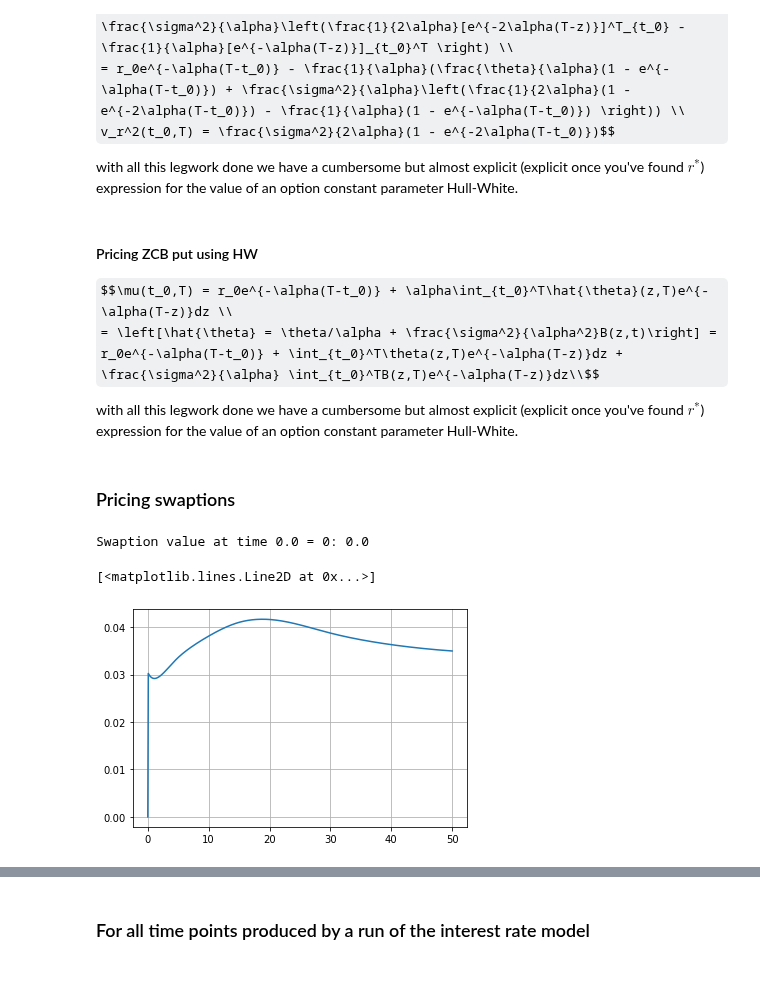
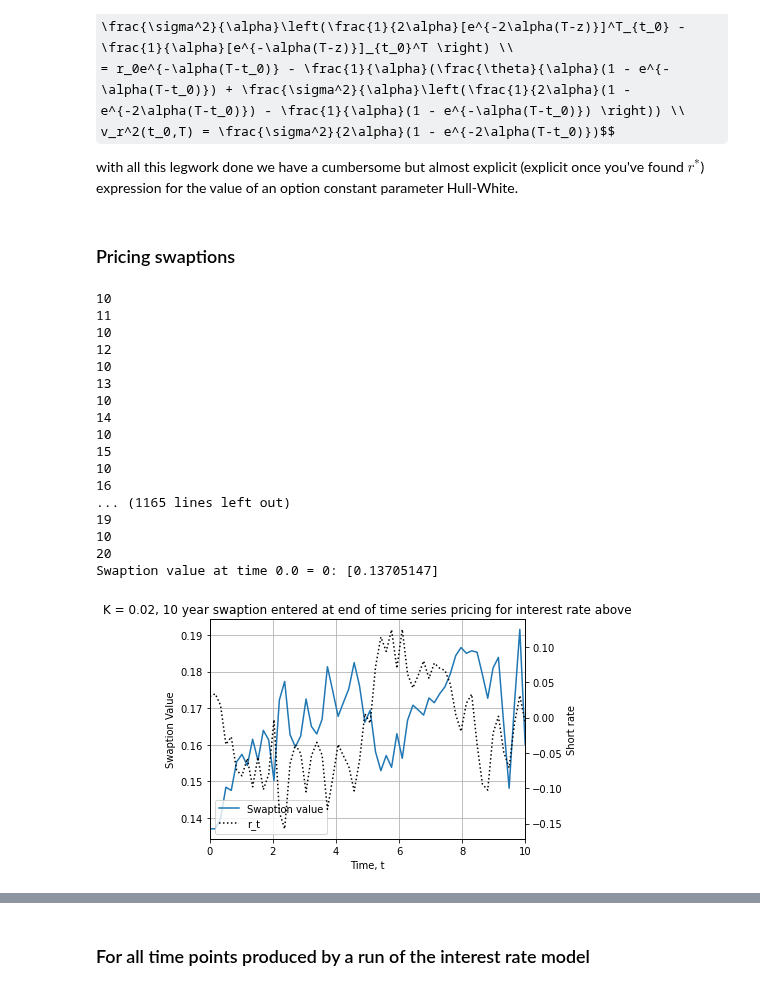
Before and after one commit to spelbella/cva_risk_management_thesis, a Jupyter notebook: pricingCVA.ipynb, the cells around one changed output, grey strips where cells are left out. Cells and saved outputs as stored; diff of their text form; code cells hidden in the pictures; some formulas as TeX source.

```diff
--- a/pricingCVA.ipynb
+++ b/pricingCVA.ipynb
@@ -211,9 +149,3 @@ a = \frac{\mathrm{log}\hat{K}_2 - B(\tau)\mu(t_0,T)}{B(\tau)v_r(t_0,T)} \\
  v_r^2(t_0,T) = \frac{\sigma^2}{2\alpha}(1 - e^{-2\alpha(T-t_0)})$$
 
 with all this legwork done we have a cumbersome but almost explicit (explicit once you've found $r^*$) expression for the value of an option constant parameter Hull-White.
-# %% [markdown]
-#### Pricing ZCB put using HW
-$$\mu(t_0,T) = r_0e^{-\alpha(T-t_0)} + \alpha\int_{t_0}^T\hat{\theta}(z,T)e^{-\alpha(T-z)}dz \\
-= \left[\hat{\theta} = \theta/\alpha + \frac{\sigma^2}{\alpha^2}B(z,t)\right] = r_0e^{-\alpha(T-t_0)} + \int_{t_0}^T\theta(z,T)e^{-\alpha(T-z)}dz +  \frac{\sigma^2}{\alpha} \int_{t_0}^TB(z,T)e^{-\alpha(T-z)}dz\\$$
-
-with all this legwork done we have a cumbersome but almost explicit (explicit once you've found $r^*$) expression for the value of an option constant parameter Hull-White.
@@ -326,18 +205,43 @@ def swaption_price(t, rt, T_s, K):
 # %%
 # Looking good
 T_s = np.arange(10,21,1)
 Fixed = 0.02
-swapt_prices = np.zeros(len(t_s))
+swap_prices = np.zeros((len(t_s),1))
+swapt_prices = np.zeros((len(t_s),1))
 
 for i in np.arange(0,len(t_s)):
-    swapt_prices[i] = (1/P(0,t_s[i],r[0]))**(1/t_s[i])-1
+    swapt_prices[i] = swaption_price(t_s[i],r[i], T_s, Fixed)
 
 print("Swaption value at time %s = 0: %s" %(t_s[0], swapt_prices[0]))
 
-plt.figure(1)
-plt.grid()
-plt.plot(t_s,swapt_prices,label = "Swaption value")
+fig1, ax1 = plt.subplots(figsize = (6,4), tight_layout = True)
+p1 = ax1.plot(t_s,swapt_prices,label = "Swaption value")
+ax1.set_title("K = %s, 10 year swaption entered at end of time series pricing for interest rate above" %Fixed)
+ax1.set_xlabel("Time, t")
+ax1.set_ylabel("Swaption Value")
+ax2 = ax1.twinx()
+p2 = ax2.plot(t_s, r, label = r"r_t", color = "black",linestyle = ':')
+ax2.set_ylabel("Short rate")
+ax1.set_xlim((t0,T))
+ax1.grid(True)
+ax1.legend(handles=p1+p2, loc = "lower left")
+plt.show()
 # %% [output]
-Swaption value at time 0.0 = 0: 0.0
+10
+11
+10
+12
+10
+13
+10
+14
+10
+15
+10
+16
+... (1165 lines left out)
+19
+10
+20
+Swaption value at time 0.0 = 0: [0.13705147]
-[<matplotlib.lines.Line2D at 0x...>]
-[figure, old version]
+[figure, new version]
```
Also changed, not shown: parts of 30 cells of this notebook, 1 other file.
